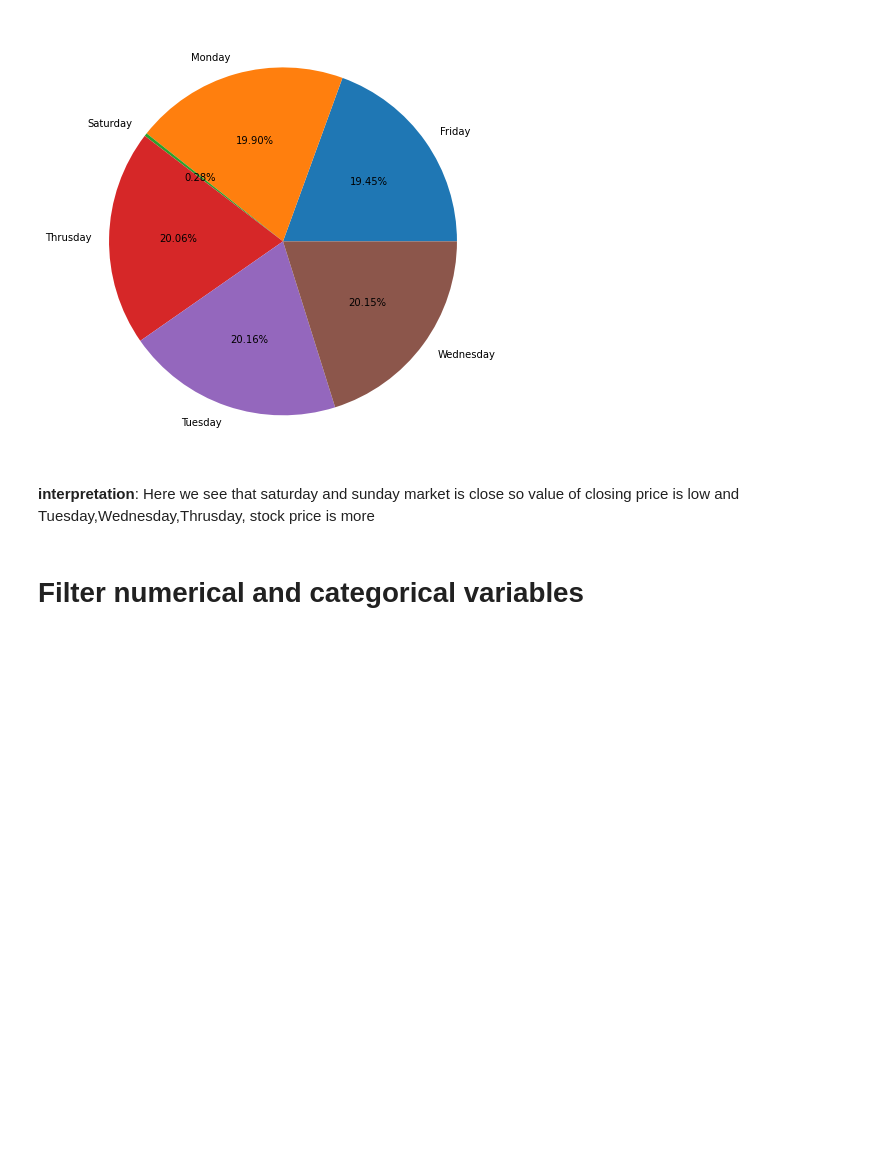
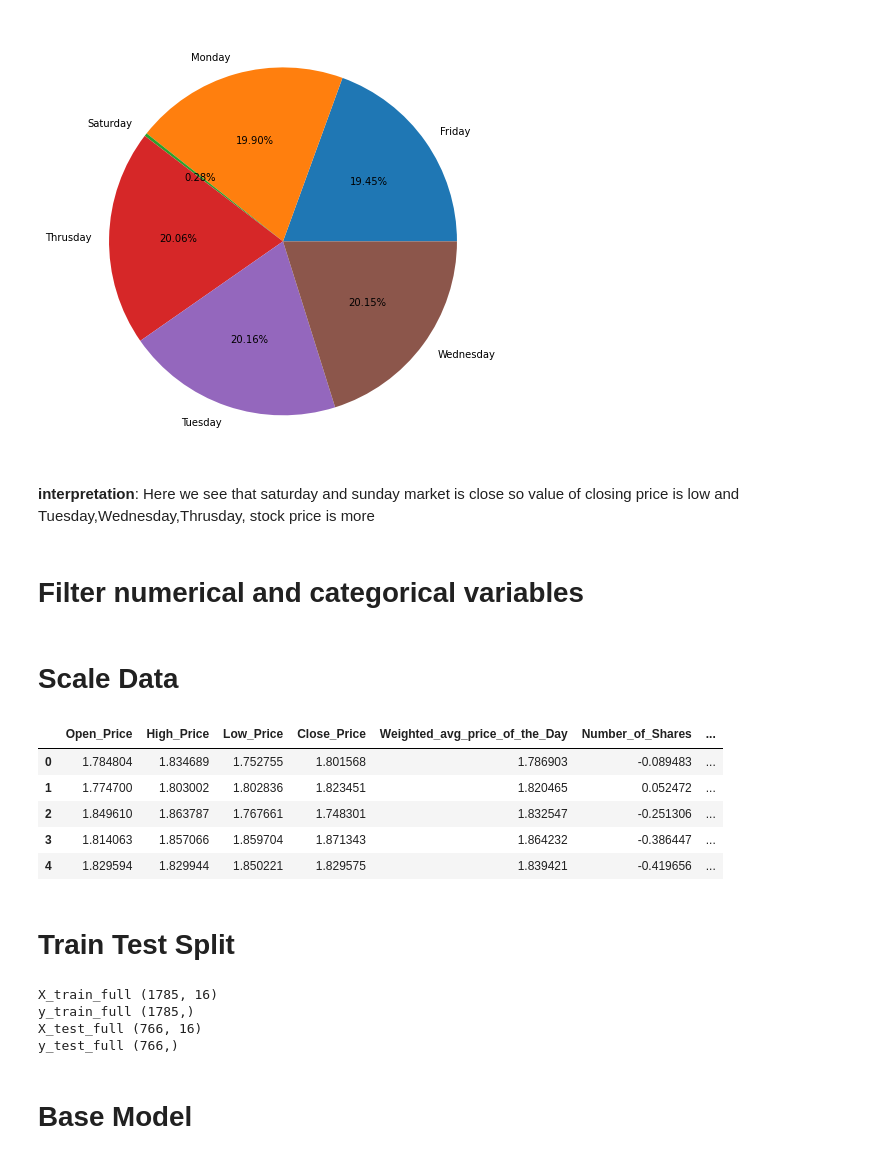
Before and after one commit to Dhokaikomal/Nestle_Stock_Price_Prediction_Project1, a Jupyter notebook: Nestle_Stock_Price_Prediction_Komal.ipynb, the cells around one changed output. Drawn from its saved outputs; the diff is of its cells as text; code cells hidden in the pictures; blank space fills up the shorter version.

```diff
--- a/Nestle_Stock_Price_Prediction_Komal.ipynb
+++ b/Nestle_Stock_Price_Prediction_Komal.ipynb
@@ -380,3 +380,38 @@ df_num=df_nestle.select_dtypes(include=['number'])
 
 # Categorical variable
 df_cat=df_nestle.select_dtypes(include=['object'])
+# %% [markdown]
+# Scale Data
+# %%
+from sklearn.preprocessing import StandardScaler
+ss=StandardScaler()
+scalled=ss.fit_transform(df_num)
+df_scale=pd.DataFrame(scalled,columns=df_num.columns)
+df_scale.head()
+# %% [output]
+|  | Open_Price | High_Price | Low_Price | Close_Price | Weighted_avg_price_of_the_Day | Number_of_Shares | ... |
+| 0 | 1.784804 | 1.834689 | 1.752755 | 1.801568 | 1.786903 | -0.089483 | ... |
+| 1 | 1.774700 | 1.803002 | 1.802836 | 1.823451 | 1.820465 | 0.052472 | ... |
+| 2 | 1.849610 | 1.863787 | 1.767661 | 1.748301 | 1.832547 | -0.251306 | ... |
+| 3 | 1.814063 | 1.857066 | 1.859704 | 1.871343 | 1.864232 | -0.386447 | ... |
+| 4 | 1.829594 | 1.829944 | 1.850221 | 1.829575 | 1.839421 | -0.419656 | ... |
+# %% [markdown]
+# Train Test Split
+# %%
+x_full=df_scale.copy()
+y_full=df_target.copy()
+
+x_full=sm.add_constant(x_full)
+
+x_train_full,x_test_full,y_train_full,y_test_full=train_test_split(x_full,y_full,random_state=1,test_size=0.3)
+
+print('X_train_full', x_train_full.shape)
+print('y_train_full', y_train_full.shape)
+
+print('X_test_full', x_test_full.shape)
+print('y_test_full', y_test_full.shape)
+# %% [output]
+X_train_full (1785, 16)
+y_train_full (1785,)
+X_test_full (766, 16)
+y_test_full (766,)
@@ -382,0 +424,2 @@ df_cat=df_nestle.select_dtypes(include=['object'])
+# %% [markdown]
+# Base Model
```
Also changed, not shown: parts of 12 cells of this notebook.
